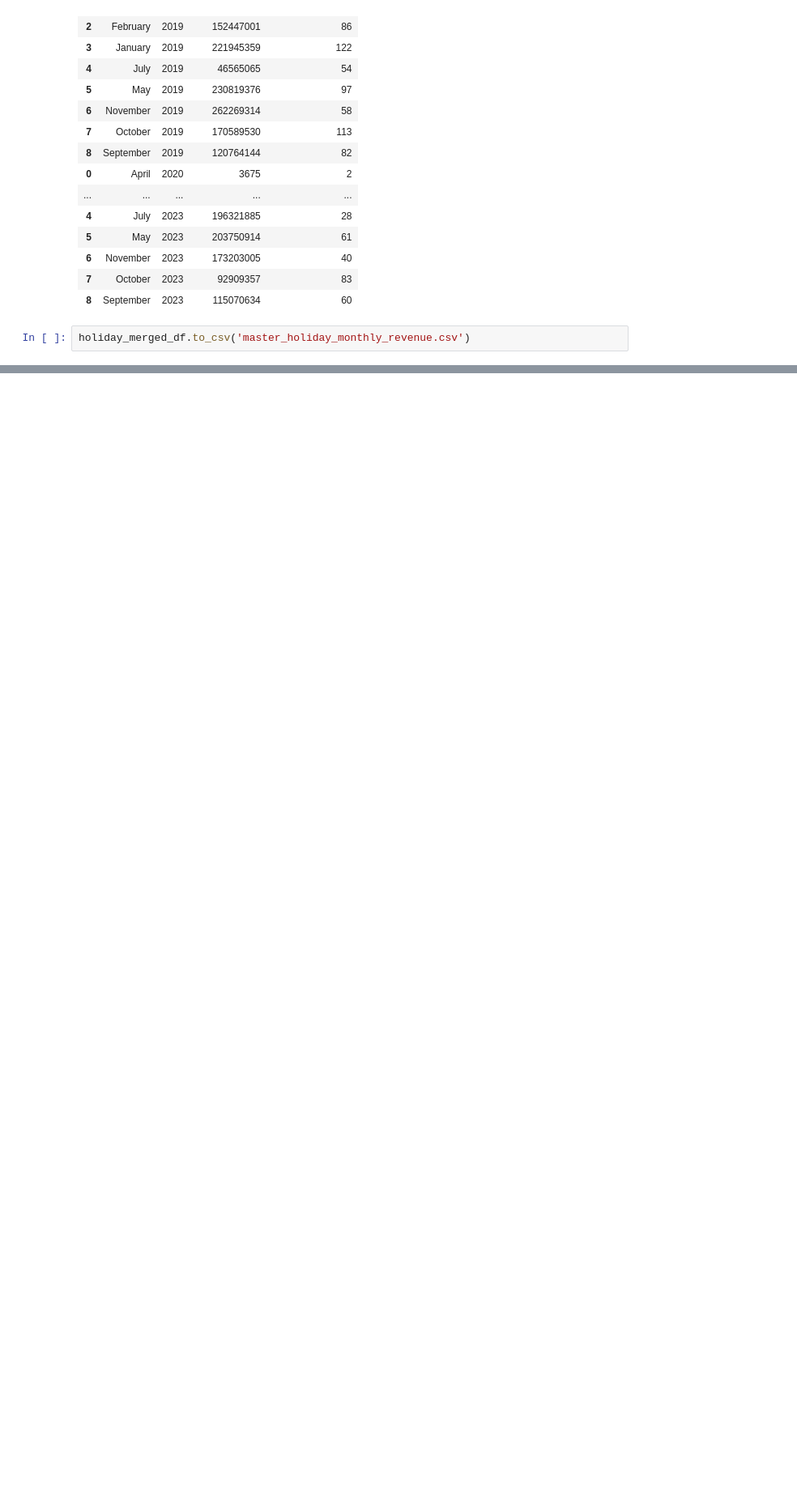
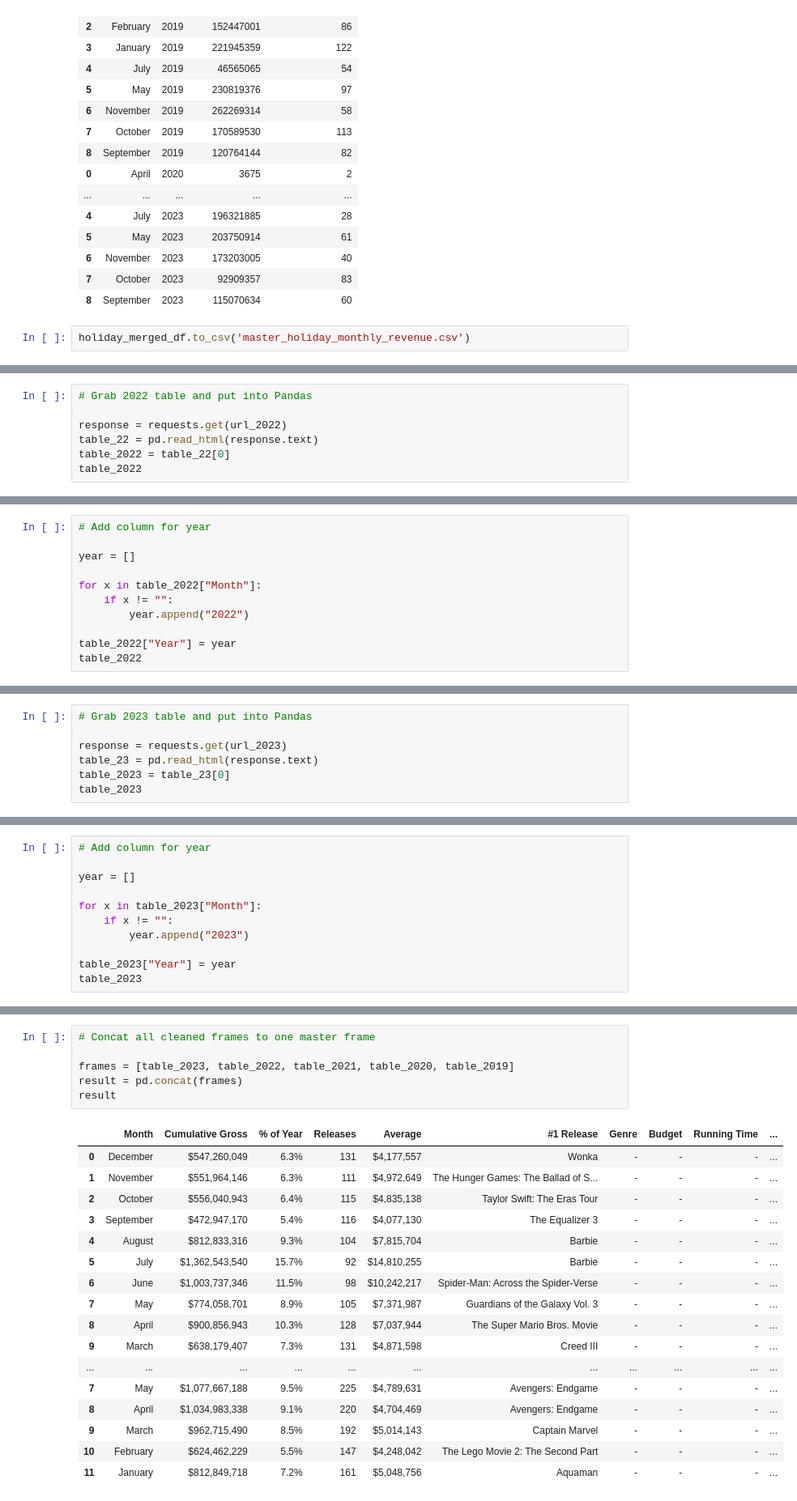
Before and after one commit to StarkArk/SnapCinema_2023, a Jupyter notebook: holidays_2019-2023_etl.ipynb, the cells around one changed output, grey strips where cells are left out. Shown at 81% size. Cells and saved outputs as stored; diff of their text form; blank space fills up the shorter version.

Commit message:
Combined Holiday and Monthly Rev Table

```diff
--- a/holidays_2019-2023_etl.ipynb
+++ b/holidays_2019-2023_etl.ipynb
@@ -792,0 +949,7 @@ holiday_merged_df.to_csv('master_holiday_monthly_revenue.csv')
+# %%
+# Grab 2022 table and put into Pandas
+
+response = requests.get(url_2022)
+table_22 = pd.read_html(response.text)
+table_2022 = table_22[0]
+table_2022
@@ -792,0 +970,11 @@ holiday_merged_df.to_csv('master_holiday_monthly_revenue.csv')
+# %%
+# Add column for year
+
+year = []
+
+for x in table_2022["Month"]:
+    if x != "":
+        year.append("2022")
+
+table_2022["Year"] = year
+table_2022
@@ -792,0 +995,7 @@ holiday_merged_df.to_csv('master_holiday_monthly_revenue.csv')
+# %%
+# Grab 2023 table and put into Pandas
+
+response = requests.get(url_2023)
+table_23 = pd.read_html(response.text)
+table_2023 = table_23[0]
+table_2023
@@ -792,0 +1016,11 @@ holiday_merged_df.to_csv('master_holiday_monthly_revenue.csv')
+# %%
+# Add column for year
+
+year = []
+
+for x in table_2023["Month"]:
+    if x != "":
+        year.append("2023")
+
+table_2023["Year"] = year
+table_2023
@@ -792,0 +1041,24 @@ holiday_merged_df.to_csv('master_holiday_monthly_revenue.csv')
+# %%
+# Concat all cleaned frames to one master frame
+
+frames = [table_2023, table_2022, table_2021, table_2020, table_2019]
+result = pd.concat(frames)
+result
+# %% [output]
+|  | Month | Cumulative Gross | % of Year | Releases | Average | #1 Release | Genre | Budget | Running Time | ... |
+| 0 | December | $547,260,049 | 6.3% | 131 | $4,177,557 | Wonka | - | - | - | ... |
+| 1 | November | $551,964,146 | 6.3% | 111 | $4,972,649 | The Hunger Games: The Ballad of S... | - | - | - | ... |
+| 2 | October | $556,040,943 | 6.4% | 115 | $4,835,138 | Taylor Swift: The Eras Tour | - | - | - | ... |
+| 3 | September | $472,947,170 | 5.4% | 116 | $4,077,130 | The Equalizer 3 | - | - | - | ... |
+| 4 | August | $812,833,316 | 9.3% | 104 | $7,815,704 | Barbie | - | - | - | ... |
+| 5 | July | $1,362,543,540 | 15.7% | 92 | $14,810,255 | Barbie | - | - | - | ... |
+| 6 | June | $1,003,737,346 | 11.5% | 98 | $10,242,217 | Spider-Man: Across the Spider-Verse | - | - | - | ... |
+| 7 | May | $774,058,701 | 8.9% | 105 | $7,371,987 | Guardians of the Galaxy Vol. 3 | - | - | - | ... |
+| 8 | April | $900,856,943 | 10.3% | 128 | $7,037,944 | The Super Mario Bros. Movie | - | - | - | ... |
+| 9 | March | $638,179,407 | 7.3% | 131 | $4,871,598 | Creed III | - | - | - | ... |
+| ... | ... | ... | ... | ... | ... | ... | ... | ... | ... | ... |
+| 7 | May | $1,077,667,188 | 9.5% | 225 | $4,789,631 | Avengers: Endgame | - | - | - | ... |
+| 8 | April | $1,034,983,338 | 9.1% | 220 | $4,704,469 | Avengers: Endgame | - | - | - | ... |
+| 9 | March | $962,715,490 | 8.5% | 192 | $5,014,143 | Captain Marvel | - | - | - | ... |
+| 10 | February | $624,462,229 | 5.5% | 147 | $4,248,042 | The Lego Movie 2: The Second Part | - | - | - | ... |
+| 11 | January | $812,849,718 | 7.2% | 161 | $5,048,756 | Aquaman | - | - | - | ... |
```
Also changed, not shown: parts of 21 cells of this notebook.
